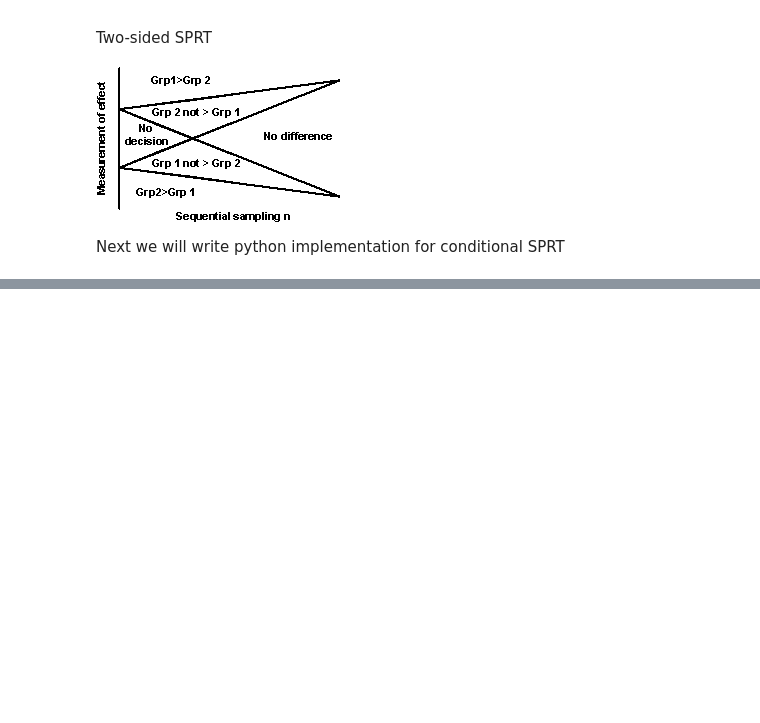
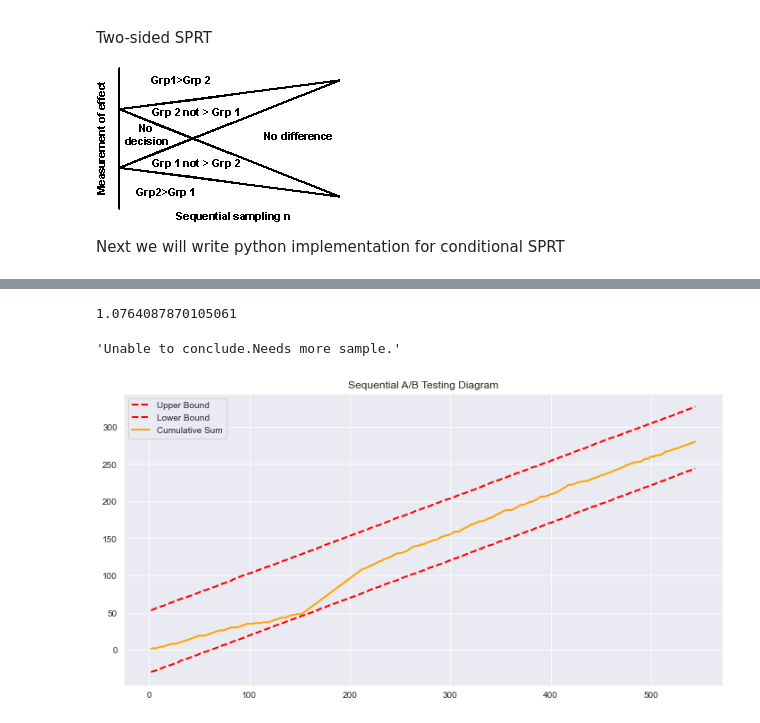
Before and after one commit to Yonas-T/ab_testing, a Jupyter notebook: notebooks/sequential_ab_testing.ipynb, the cells around one changed output, grey strips where cells are left out. Cells and saved outputs as stored; diff of their text form; code cells hidden in the pictures; blank space fills up the shorter version.

Commit message:
done: sequential_ab_testing

```diff
--- a/notebooks/sequential_ab_testing.ipynb
+++ b/notebooks/sequential_ab_testing.ipynb
@@ -90,0 +211,2 @@ df.head()
+# %%
+data_stream = transform_data(data)
@@ -90,0 +437,43 @@ df.head()
+# %%
+#Calculate odd Value
+control_df = pd.DataFrame(data_stream[0])
+exposed_df = pd.DataFrame(data_stream[1])
+#counting values
+p1_no_count, p1_yes_count = exposed_df.value_counts().values
+p2_no_count, p2_yes_count = control_df.value_counts().values
+
+p1 =  p1_yes_count / (p1_no_count + p1_yes_count)
+p2 =  p2_yes_count / (p2_no_count + p2_yes_count)
+
+odd_value = (p1/ (1 - p1)) / (p2/ (1 - p2))
+odd_value
+# %% [output]
+1.0764087870105061
+# %%
+# Initialize the ConditionalSPRT class
+cond_sprt = ConditionalSPRT(exposed=np.array(data_stream[1]),control=np.array(data_stream[0]),odd_ratio=odd_value)
+result = cond_sprt.ConditionalSPRT(x=cond_sprt.x,y=cond_sprt.y,t1=cond_sprt.t1)
+# %%
+#Our final Decision
+result[0]
+# %% [output]
+'Unable to conclude.Needs more sample.'
+# %%
+#Plotting the result
+limits = result[10].tolist()
+lower_limit = [value[0] for value in limits]
+upper_limit = [value[1] for value in limits]
+
+x1 = result[7].tolist()
+r = result[8]
+# %%
+import matplotlib.pyplot as plt
+plt.figure(figsize=(12, 6))
+plt.plot(r, upper_limit,color = 'red', linewidth=2, linestyle='dashed',label='Upper Bound')
+plt.plot(r, lower_limit,color = 'red', linewidth=2, linestyle='dashed',label='Lower Bound')
+plt.plot(r, x1,color = 'orange', linewidth=2, linestyle='solid',label='Cumulative Sum')
+plt.title("Sequential A/B Testing Diagram")
+plt.legend()
+plt.show()
+# %% [output]
+[figure, added]
```
Also changed, not shown: parts of 12 cells of this notebook.
